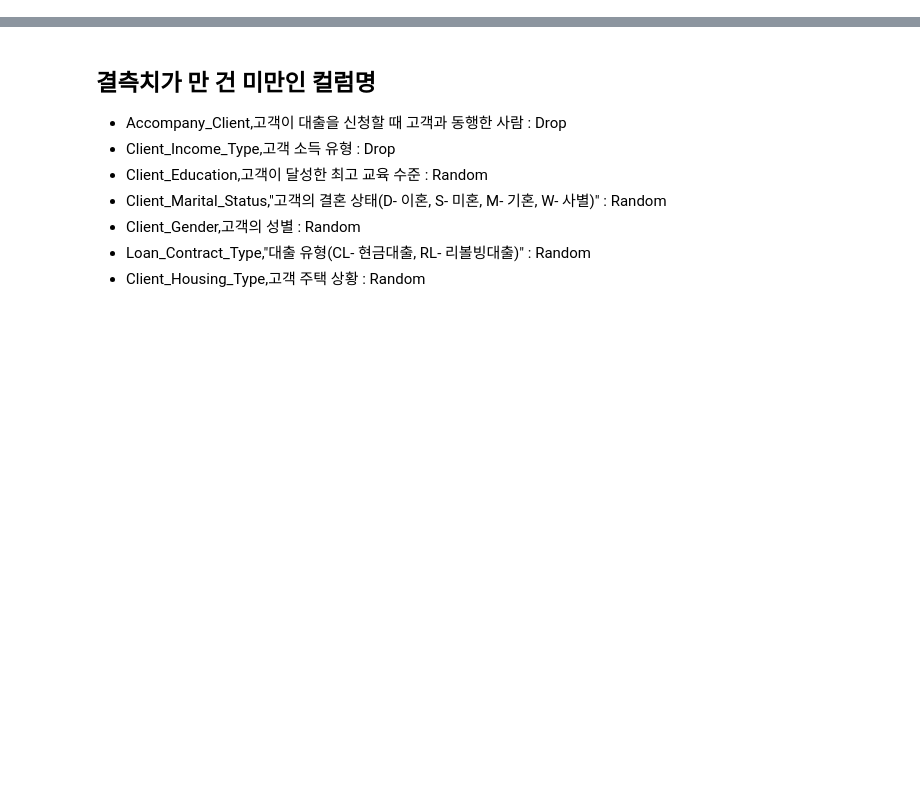
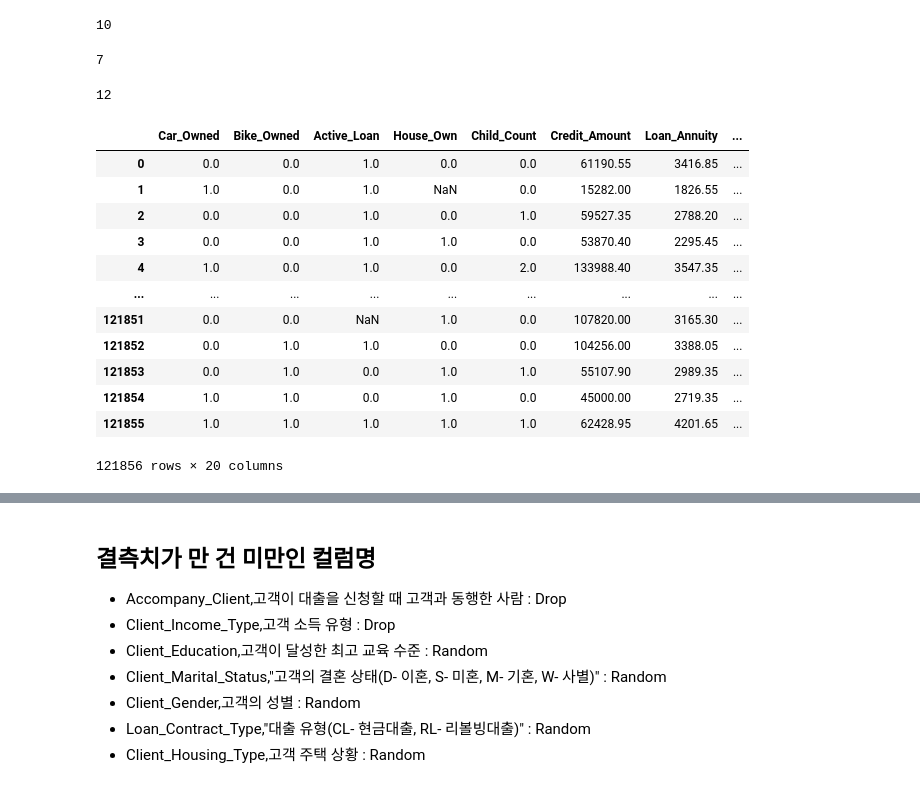
Before and after one commit to kimhyunso/semi_project, a Jupyter notebook: hyunso_main.ipynb, the cells around one changed output, grey strips where cells are left out. Drawn from its saved outputs; the diff is of its cells as text; code cells hidden in the pictures; blank space fills up the shorter version.

```diff
--- a/hyunso_main.ipynb
+++ b/hyunso_main.ipynb
@@ -82,0 +51,12 @@ NameError: name 'preprocessing_db' is not defined
+# %%
+len(category_columns)
+# %% [output]
+10
+# %%
+len(category_columns_object)
+# %% [output]
+7
+# %%
+len(numerical_columns)
+# %% [output]
+12
@@ -82,0 +65,16 @@ NameError: name 'preprocessing_db' is not defined
+# %%
+df.select_dtypes(exclude='object')
+# %% [output]
+|  | Car_Owned | Bike_Owned | Active_Loan | House_Own | Child_Count | Credit_Amount | Loan_Annuity | ... |
+| 0 | 0.0 | 0.0 | 1.0 | 0.0 | 0.0 | 61190.55 | 3416.85 | ... |
+| 1 | 1.0 | 0.0 | 1.0 | NaN | 0.0 | 15282.00 | 1826.55 | ... |
+| 2 | 0.0 | 0.0 | 1.0 | 0.0 | 1.0 | 59527.35 | 2788.20 | ... |
+| 3 | 0.0 | 0.0 | 1.0 | 1.0 | 0.0 | 53870.40 | 2295.45 | ... |
+| 4 | 1.0 | 0.0 | 1.0 | 0.0 | 2.0 | 133988.40 | 3547.35 | ... |
+| ... | ... | ... | ... | ... | ... | ... | ... | ... |
+| 121851 | 0.0 | 0.0 | NaN | 1.0 | 0.0 | 107820.00 | 3165.30 | ... |
+| 121852 | 0.0 | 1.0 | 1.0 | 0.0 | 0.0 | 104256.00 | 3388.05 | ... |
+| 121853 | 0.0 | 1.0 | 0.0 | 1.0 | 1.0 | 55107.90 | 2989.35 | ... |
+| 121854 | 1.0 | 1.0 | 0.0 | 1.0 | 0.0 | 45000.00 | 2719.35 | ... |
+| 121855 | 1.0 | 1.0 | 1.0 | 1.0 | 1.0 | 62428.95 | 4201.65 | ... |
+121856 rows × 20 columns
```
Also changed, not shown: parts of 16 cells of this notebook, 1 other file.
